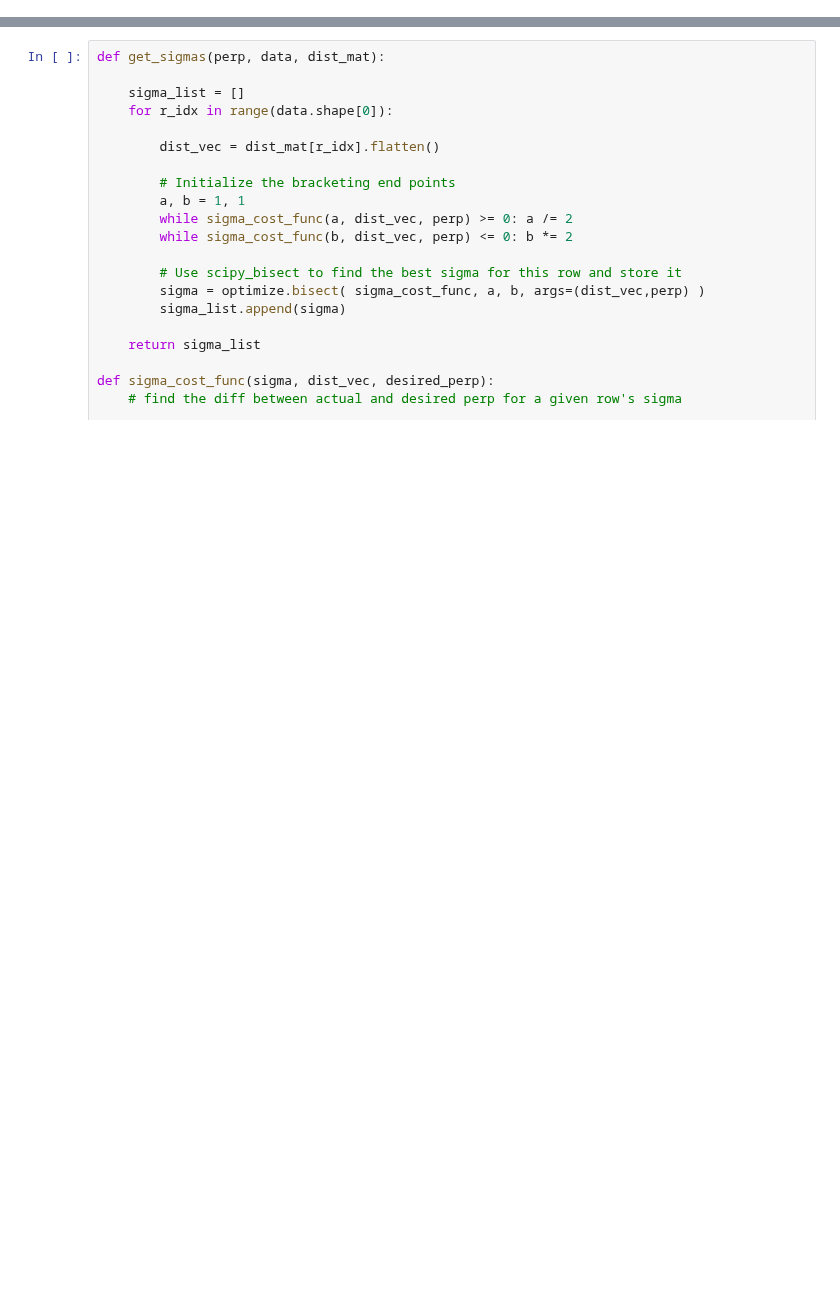
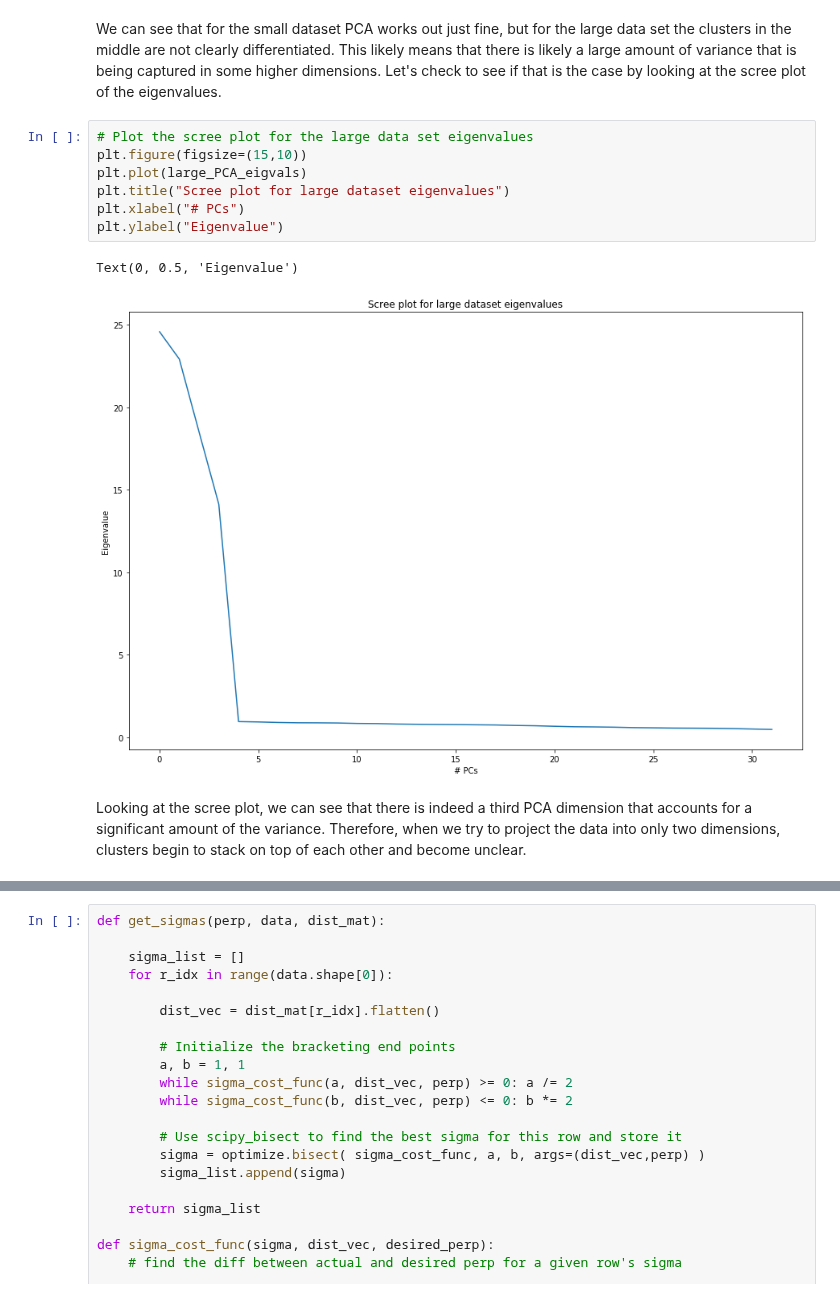
Before and after one commit to zmiller22/MCB112, a Jupyter notebook: week_12/MillerZachary_MCB112_11.ipynb, the cells around one changed output, grey strips where cells are left out. Saved outputs shown, nothing was run; the diff lists cells and outputs as text; blank space fills up the shorter version.

```diff
--- a/week_12/MillerZachary_MCB112_11.ipynb
+++ b/week_12/MillerZachary_MCB112_11.ipynb
@@ -74,0 +96,14 @@ plot_cluster_data(large_PCA_data, large_data_labels, plot_label_type="PCA")
+# %% [markdown]
+We can see that for the small dataset PCA works out just fine, but for the large data set the clusters in the middle are not clearly differentiated. This likely means that there is likely a large amount of variance that is being captured in some higher dimensions. Let's check to see if that is the case by looking at the scree plot of the eigenvalues.
+# %%
+# Plot the scree plot for the large data set eigenvalues
+plt.figure(figsize=(15,10))
+plt.plot(large_PCA_eigvals)
+plt.title("Scree plot for large dataset eigenvalues")
+plt.xlabel("# PCs")
+plt.ylabel("Eigenvalue")
+# %% [output]
+Text(0, 0.5, 'Eigenvalue')
+[figure, added]
+# %% [markdown]
+Looking at the scree plot, we can see that there is indeed a third PCA dimension that accounts for a significant amount of the variance. Therefore, when we try to project the data into only two dimensions, clusters begin to stack on top of each other and become unclear.
```
Also changed, not shown: parts of 16 cells of this notebook.
